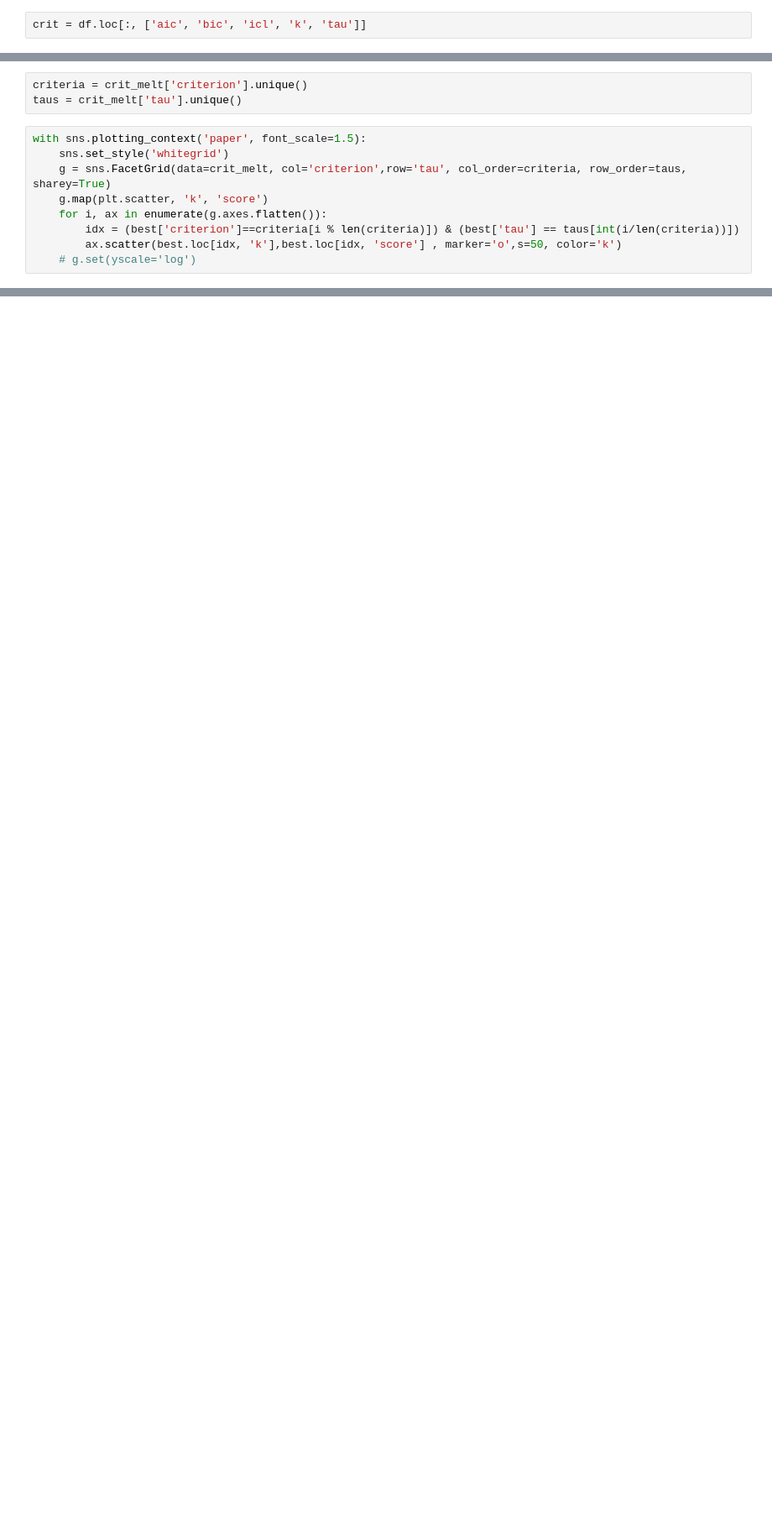
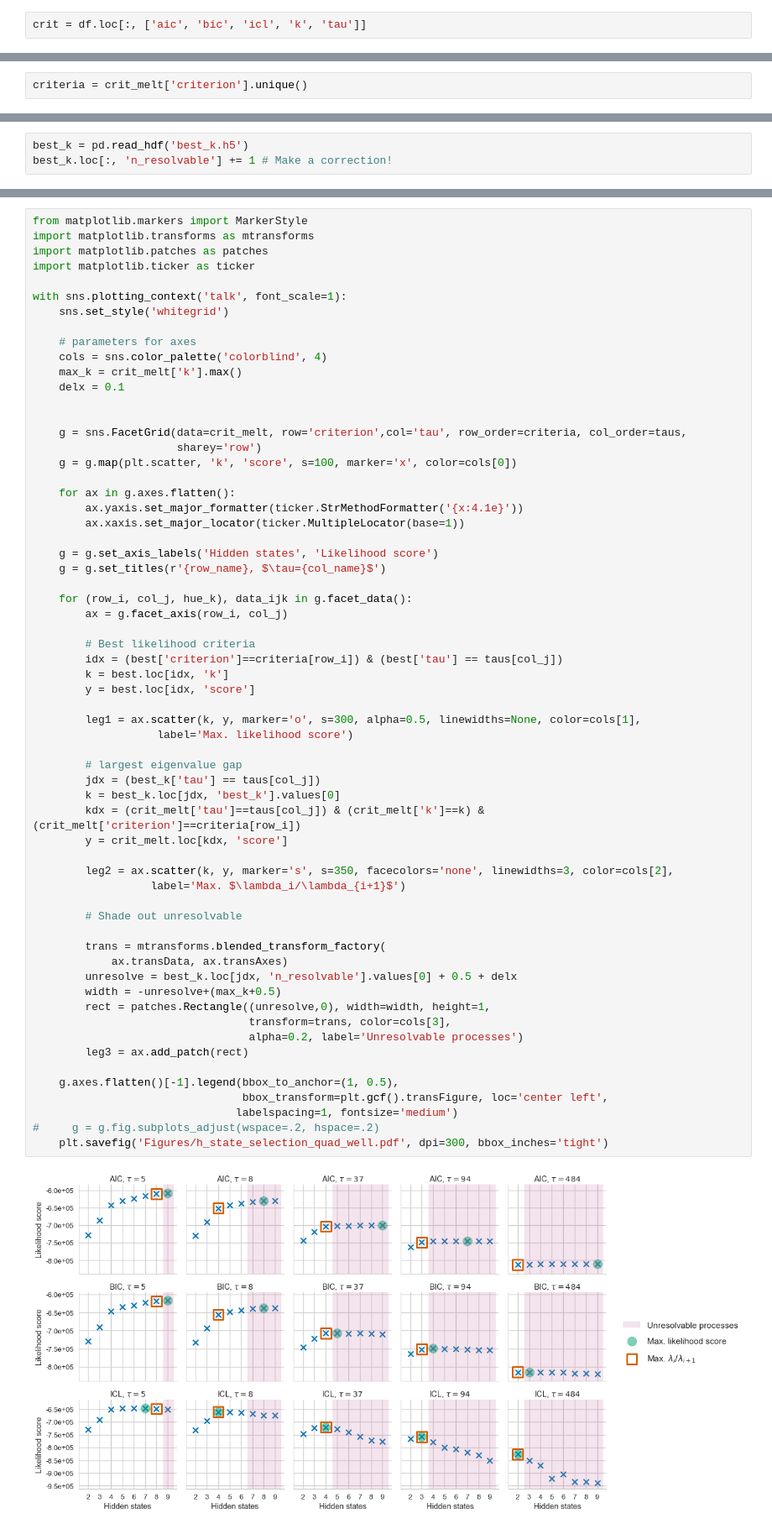
Before and after one commit to RobertArbon/four_well_analysis, a Jupyter notebook: Three-Four-Well-Selection/HMM - likelihood criteria selection-Figures.ipynb, the cells around one changed output, grey strips where cells are left out. Shown: that part at 84% size. Drawn from its saved outputs; the diff is of its cells as text; blank space fills up the shorter version.

```diff
--- a/Three-Four-Well-Selection/HMM - likelihood criteria selection-Figures.ipynb
+++ b/Three-Four-Well-Selection/HMM - likelihood criteria selection-Figures.ipynb
@@ -52,12 +59,2 @@ best
 # %%
 criteria = crit_melt['criterion'].unique()
-taus = crit_melt['tau'].unique()
-# %%
-with sns.plotting_context('paper', font_scale=1.5):
-    sns.set_style('whitegrid')
-    g = sns.FacetGrid(data=crit_melt, col='criterion',row='tau', col_order=criteria, row_order=taus, sharey=True)
-    g.map(plt.scatter, 'k', 'score')
-    for i, ax in enumerate(g.axes.flatten()):
-        idx = (best['criterion']==criteria[i % len(criteria)]) & (best['tau'] == taus[int(i/len(criteria))])
-        ax.scatter(best.loc[idx, 'k'],best.loc[idx, 'score'] , marker='o',s=50, color='k')
-    # g.set(yscale='log')
@@ -65,0 +61,3 @@ with sns.plotting_context('paper', font_scale=1.5):
+# %%
+best_k = pd.read_hdf('best_k.h5')
+best_k.loc[:, 'n_resolvable'] += 1 # Make a correction!
@@ -65,0 +73,64 @@ with sns.plotting_context('paper', font_scale=1.5):
+# %%
+from matplotlib.markers import MarkerStyle
+import matplotlib.transforms as mtransforms
+import matplotlib.patches as patches
+import matplotlib.ticker as ticker
+
+with sns.plotting_context('talk', font_scale=1):
+    sns.set_style('whitegrid')
+
+    # parameters for axes
+    cols = sns.color_palette('colorblind', 4)
+    max_k = crit_melt['k'].max()
+    delx = 0.1
+
+
+    g = sns.FacetGrid(data=crit_melt, row='criterion',col='tau', row_order=criteria, col_order=taus,
+                      sharey='row')
+    g = g.map(plt.scatter, 'k', 'score', s=100, marker='x', color=cols[0])
+
+    for ax in g.axes.flatten():
+        ax.yaxis.set_major_formatter(ticker.StrMethodFormatter('{x:4.1e}'))
+        ax.xaxis.set_major_locator(ticker.MultipleLocator(base=1))
+
+    g = g.set_axis_labels('Hidden states', 'Likelihood score')
+    g = g.set_titles(r'{row_name}, $\tau={col_name}$')
+
+    for (row_i, col_j, hue_k), data_ijk in g.facet_data():
+        ax = g.facet_axis(row_i, col_j)
+
+        # Best likelihood criteria
+        idx = (best['criterion']==criteria[row_i]) & (best['tau'] == taus[col_j])
+        k = best.loc[idx, 'k']
+        y = best.loc[idx, 'score']
+
+        leg1 = ax.scatter(k, y, marker='o', s=300, alpha=0.5, linewidths=None, color=cols[1],
+                   label='Max. likelihood score')
+
+        # largest eigenvalue gap
+        jdx = (best_k['tau'] == taus[col_j])
+        k = best_k.loc[jdx, 'best_k'].values[0]
+        kdx = (crit_melt['tau']==taus[col_j]) & (crit_melt['k']==k) & (crit_melt['criterion']==criteria[row_i])
+        y = crit_melt.loc[kdx, 'score']
+
+        leg2 = ax.scatter(k, y, marker='s', s=350, facecolors='none', linewidths=3, color=cols[2],
+                  label='Max. $\lambda_i/\lambda_{i+1}$')
+
+        # Shade out unresolvable
+
+        trans = mtransforms.blended_transform_factory(
+            ax.transData, ax.transAxes)
+        unresolve = best_k.loc[jdx, 'n_resolvable'].values[0] + 0.5 + delx
+        width = -unresolve+(max_k+0.5)
+        rect = patches.Rectangle((unresolve,0), width=width, height=1,
+                                 transform=trans, color=cols[3],
+                                 alpha=0.2, label='Unresolvable processes')
+        leg3 = ax.add_patch(rect)
+
+    g.axes.flatten()[-1].legend(bbox_to_anchor=(1, 0.5),
+                                bbox_transform=plt.gcf().transFigure, loc='center left',
+                               labelspacing=1, fontsize='medium')
+#     g = g.fig.subplots_adjust(wspace=.2, hspace=.2)
+    plt.savefig('Figures/h_state_selection_quad_well.pdf', dpi=300, bbox_inches='tight')
+# %% [output]
+[figure, added]
```
Also changed, not shown: parts of 9 cells of this notebook.
